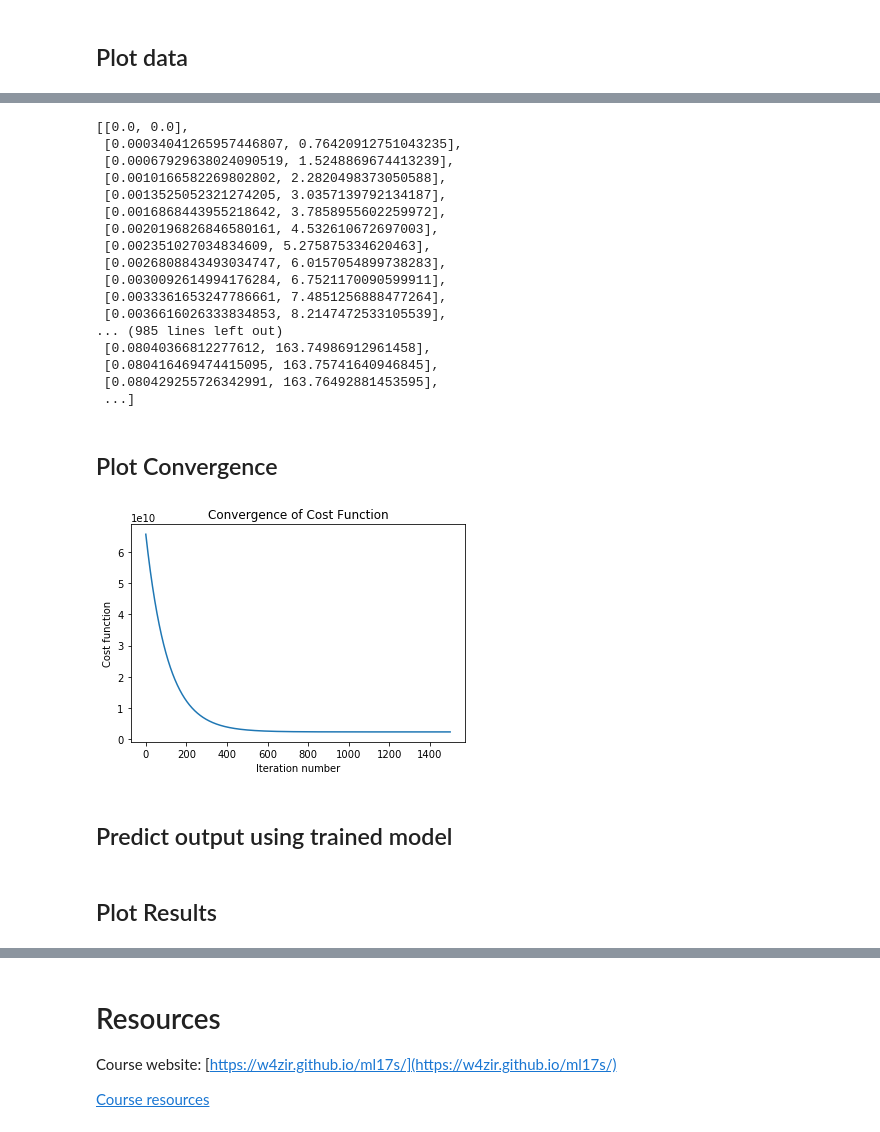
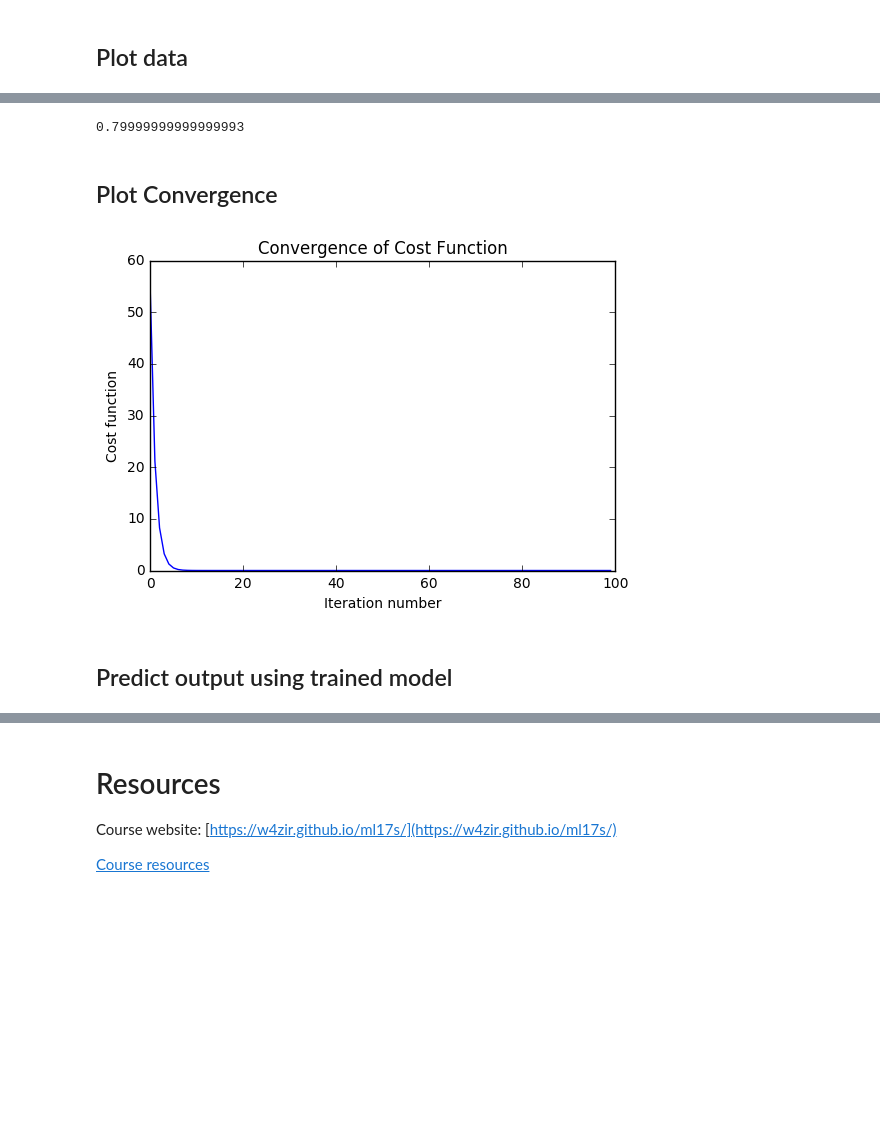
Before and after one commit to Mickael-Galliez/ml17s, a Jupyter notebook: lectures/lec04-multinomial-regression.ipynb, the cells around one changed output, grey strips where cells are left out. Cells and saved outputs as stored; diff of their text form; code cells hidden in the pictures; blank space fills up the shorter version.

```diff
--- a/lectures/lec04-multinomial-regression.ipynb
+++ b/lectures/lec04-multinomial-regression.ipynb
@@ -172,0 +206,11 @@ print (computeCost(initial_theta,X,y))
+# %%
+theta0 = 0
+theta1 = 1
+
+cost = 0
+for i in range(m):
+        hx = theta1*X[i,0] + theta0
+        cost += pow((hx - y[i,0]),2)
+
+cost = cost/(2*m)
+print (cost)
@@ -201,32 +327,41 @@ theta, thetahistory, jvec = descendGradient(X,initial_theta)
-# %%
-thetahistory
-# %% [output]
-[[0.0, 0.0],
- [0.00034041265957446807, 0.76420912751043235],
- [0.00067929638024090519, 1.5248869674413239],
- [0.0010166582269802802, 2.2820498373050588],
- [0.0013525052321274205, 3.0357139792134187],
- [0.0016868443955218642, 3.7858955602259972],
- [0.0020196826846580161, 4.532610672697003],
- [0.002351027034834609, 5.275875334620463],
- [0.0026808843493034747, 6.0157054899738283],
- [0.0030092614994176284, 6.7521170090599911],
- [0.0033361653247786661, 7.4851256888477264],
- [0.0036616026333834853, 8.2147472533105539],
-... (985 lines left out)
- [0.08040366812277612, 163.74986912961458],
- [0.080416469474415095, 163.75741640946845],
- [0.080429255726342991, 163.76492881453595],
- ...]
+# %%
+theta0 = 0
+theta1 = -3
+
+alpha = 0.1
+interations = 100
+
+cost_log = []
+iter_log = [];
+
+inc = 0.1
+for j in range(interations):
+
+    cost = 0
+    grad = 0
+    for i in range(m):
+        hx = theta1*X[i,0] + theta0
+        cost +=  pow((hx - y[i,0]),2)
+        grad += ((hx - y[i,0]))*X[i,0]
+
+    cost = cost/(2*m)
+    grad = grad/(2*m)
+    theta1 = theta1 - alpha*grad
+
+    cost_log.append(cost)
+# %%
+theta1
+# %% [output]
+0.79999999999999993
 # %% [markdown]
 ## Plot Convergence
 # %%
-plt.plot(jvec)
+plt.plot(cost_log)
 plt.title("Convergence of Cost Function")
 plt.xlabel("Iteration number")
 plt.ylabel("Cost function")
 plt.show()
 # %% [output]
-[figure, old version]
+[figure, new version]
 # %% [markdown]
 ## Predict output using trained model
@@ -235,2 +367,0 @@ hx = h(theta, X)
-# %% [markdown]
-## Plot Results
```
Also changed, not shown: parts of 45 cells of this notebook, 4 other files.
